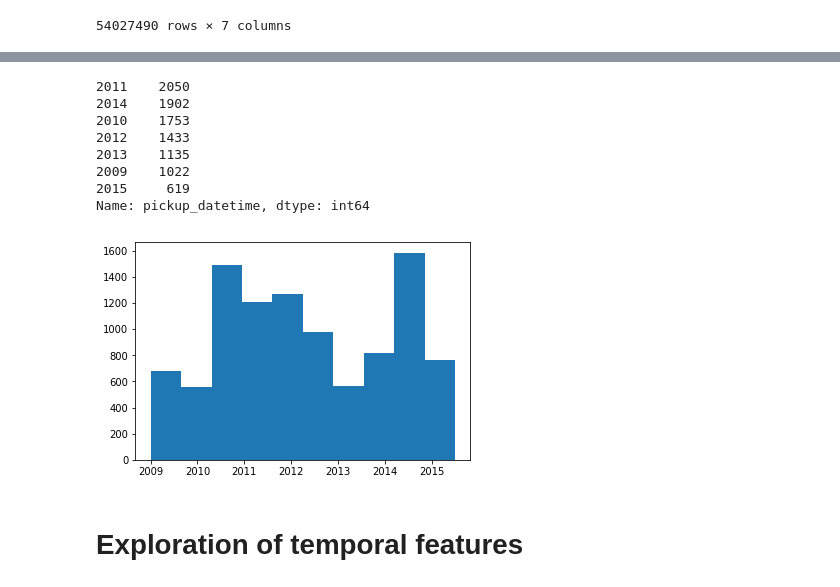
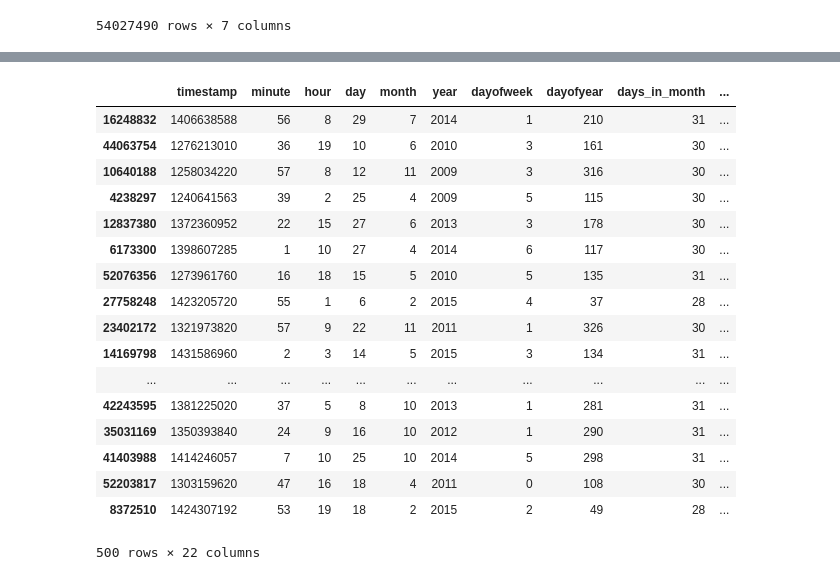
Before and after one commit to TanguyLe/nytf, a Jupyter notebook: python/notebook/exploration_tristan.ipynb, the cells around one changed output, grey strips where cells are left out. Drawn from its saved outputs; the diff is of its cells as text; code cells hidden in the pictures.

```diff
--- a/python/notebook/exploration_tristan.ipynb
+++ b/python/notebook/exploration_tristan.ipynb
@@ -207,14 +68,0 @@ Name: pickup_datetime, dtype: int64
-# %%
-# There is no outlayer for test, years are in [2009, 2015], it is in the same periode than train.
-plt.hist(test.pickup_datetime, bins=10)
-test.pickup_datetime.apply(getattr, args=('year',)).value_counts(dropna=False)
-# %% [output]
-2011    2050
-2014    1902
-2010    1753
-2012    1433
-2013    1135
-2009    1022
-2015     619
-Name: pickup_datetime, dtype: int64
-[figure, removed]
@@ -224,4 +69,26 @@ Name: pickup_datetime, dtype: int64
-# %% [markdown]
-# Exploration of temporal features
+# %%
+small_train = train.sample(500)
+temporal_features = utils.BasicTemporalFeatures()
+# %%
+temporal_features.transform(small_train)
+# %% [output]
+|  | timestamp | minute | hour | day | month | year | dayofweek | dayofyear | days_in_month | ... |
+| 16248832 | 1406638588 | 56 | 8 | 29 | 7 | 2014 | 1 | 210 | 31 | ... |
+| 44063754 | 1276213010 | 36 | 19 | 10 | 6 | 2010 | 3 | 161 | 30 | ... |
+| 10640188 | 1258034220 | 57 | 8 | 12 | 11 | 2009 | 3 | 316 | 30 | ... |
+| 4238297 | 1240641563 | 39 | 2 | 25 | 4 | 2009 | 5 | 115 | 30 | ... |
+| 12837380 | 1372360952 | 22 | 15 | 27 | 6 | 2013 | 3 | 178 | 30 | ... |
+| 6173300 | 1398607285 | 1 | 10 | 27 | 4 | 2014 | 6 | 117 | 30 | ... |
+| 52076356 | 1273961760 | 16 | 18 | 15 | 5 | 2010 | 5 | 135 | 31 | ... |
+| 27758248 | 1423205720 | 55 | 1 | 6 | 2 | 2015 | 4 | 37 | 28 | ... |
+| 23402172 | 1321973820 | 57 | 9 | 22 | 11 | 2011 | 1 | 326 | 30 | ... |
+| 14169798 | 1431586960 | 2 | 3 | 14 | 5 | 2015 | 3 | 134 | 31 | ... |
+| ... | ... | ... | ... | ... | ... | ... | ... | ... | ... | ... |
+| 42243595 | 1381225020 | 37 | 5 | 8 | 10 | 2013 | 1 | 281 | 31 | ... |
+| 35031169 | 1350393840 | 24 | 9 | 16 | 10 | 2012 | 1 | 290 | 31 | ... |
+| 41403988 | 1414246057 | 7 | 10 | 25 | 10 | 2014 | 5 | 298 | 31 | ... |
+| 52203817 | 1303159620 | 47 | 16 | 18 | 4 | 2011 | 0 | 108 | 30 | ... |
+| 8372510 | 1424307192 | 53 | 19 | 18 | 2 | 2015 | 2 | 49 | 28 | ... |
+500 rows × 22 columns
 # %%
 %%time
```
Also changed, not shown: parts of 43 cells of this notebook, 1 other file.
